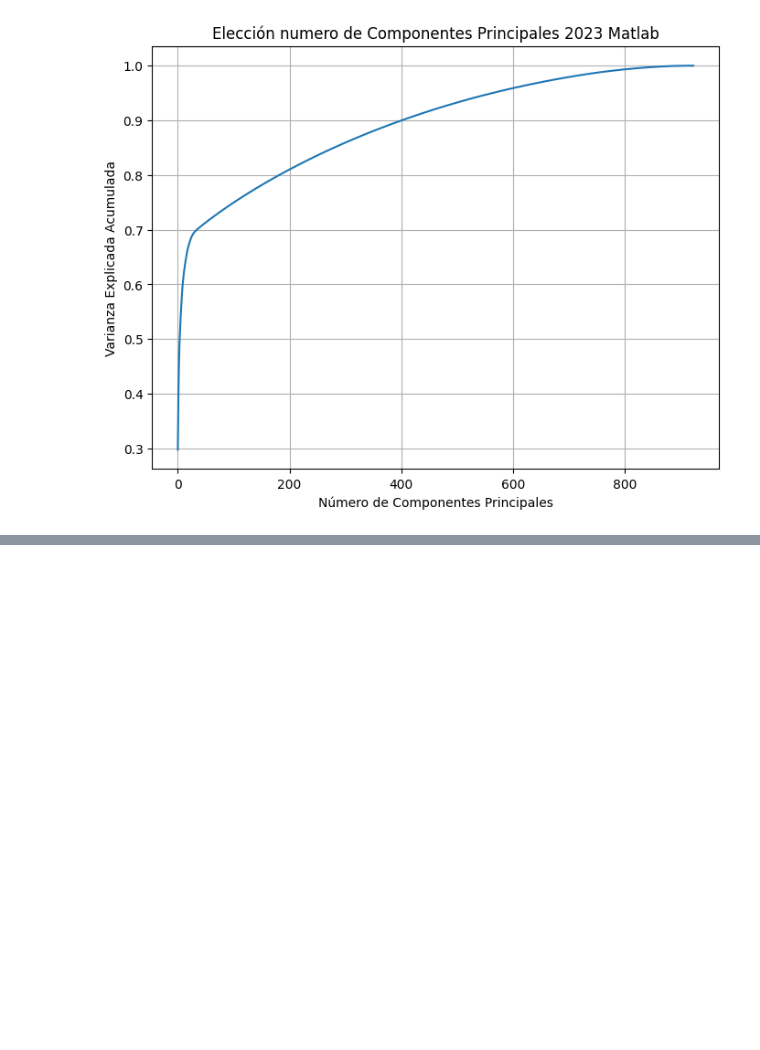
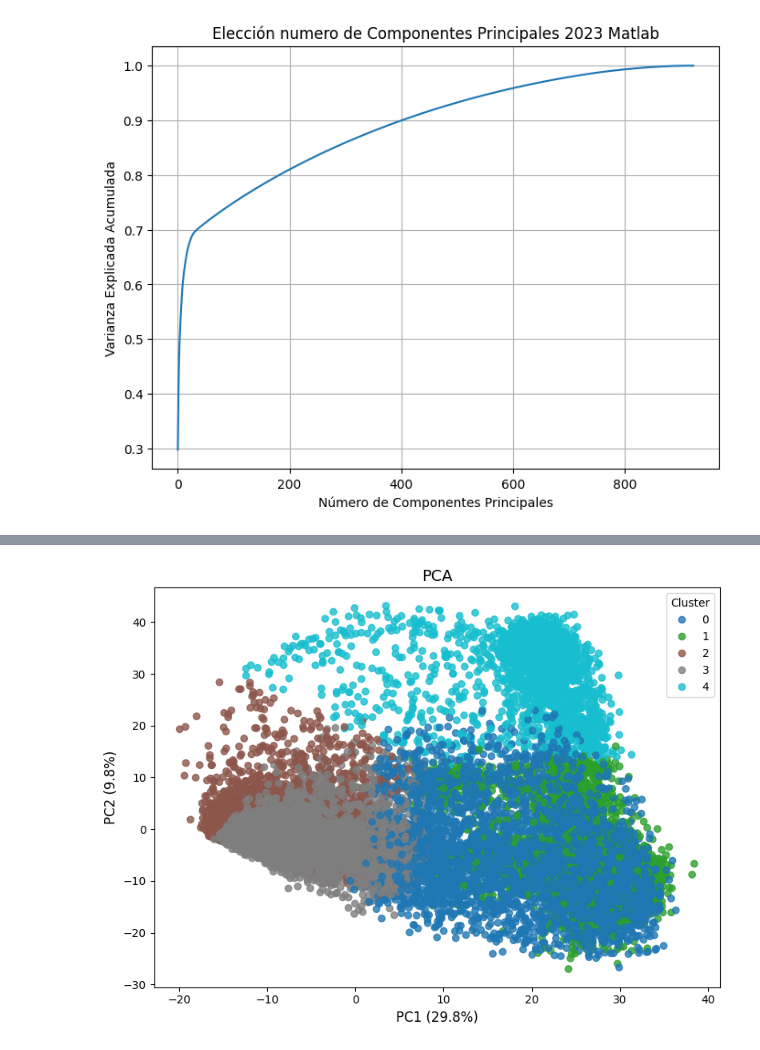
Before and after one commit to andreaperezasen/TFM-ML-Raman-Conchas-Arqueologicas, a Jupyter notebook: Code/Notebooks/main.ipynb, the cells around one changed output, grey strips where cells are left out. Cells and saved outputs as stored; diff of their text form; code cells hidden in the pictures; blank space fills up the shorter version.

```diff
--- a/Code/Notebooks/main.ipynb
+++ b/Code/Notebooks/main.ipynb
@@ -633,10 +595,10 @@ def clustering_BIRCH(data, n_clusters):
 # %%
-data_sonda_2024_Matlab_copy, tiempo_2024_Matlab_BIRCH = clustering_BIRCH(data_sonda_2024_Matlab_copy, 5)
-data_sonda_2023_Matlab_copy, tiempo_2023_Matlab_BIRCH = clustering_BIRCH(data_sonda_2023_Matlab_copy, 7)
-data_sonda_2024_Python_copy, tiempo_2024_Python_BIRCH = clustering_BIRCH(data_sonda_2024_Python_copy, 5)
-data_nanobase_copy, tiempo_nanobase_BIRCH = clustering_BIRCH(data_nanobase_copy, 5)
+# data_sonda_2024_Matlab_copy, tiempo_2024_Matlab_BIRCH = clustering_BIRCH(data_sonda_2024_Matlab_copy, 5)
+# data_sonda_2023_Matlab_copy, tiempo_2023_Matlab_BIRCH = clustering_BIRCH(data_sonda_2023_Matlab_copy, 7)
+# data_sonda_2024_Python_copy, tiempo_2024_Python_BIRCH = clustering_BIRCH(data_sonda_2024_Python_copy, 5)
+# data_nanobase_copy, tiempo_nanobase_BIRCH = clustering_BIRCH(data_nanobase_copy, 5)
 
-print(f"Tiempo de ejecución de clustering AHC para dataset de 2024 Matlab: {tiempo_2024_Matlab_BIRCH:.2f} segundos")
-print(f"Tiempo de ejecución de clustering AHC para dataset de 2023 Matlab: {tiempo_2023_Matlab_BIRCH:.2f} segundos")
-print(f"Tiempo de ejecución de clustering AHC para dataset de 2024 Python: {tiempo_2024_Python_BIRCH:.2f} segundos")
-print(f"Tiempo de ejecución de clustering AHC para dataset de Nanobase: {tiempo_nanobase_BIRCH:.2f} segundos")
+# print(f"Tiempo de ejecución de clustering AHC para dataset de 2024 Matlab: {tiempo_2024_Matlab_BIRCH:.2f} segundos")
+# print(f"Tiempo de ejecución de clustering AHC para dataset de 2023 Matlab: {tiempo_2023_Matlab_BIRCH:.2f} segundos")
+# print(f"Tiempo de ejecución de clustering AHC para dataset de 2024 Python: {tiempo_2024_Python_BIRCH:.2f} segundos")
+# print(f"Tiempo de ejecución de clustering AHC para dataset de Nanobase: {tiempo_nanobase_BIRCH:.2f} segundos")
@@ -928,0 +927,3 @@ print("Coeficiente de correlación de Pearson entre muestra 7 y muestra 8:", cor
+# %%
+DATA_PCA= SNV(data_sonda_2023_Matlab_copy)
+DATA_PCA
@@ -928,0 +945,42 @@ print("Coeficiente de correlación de Pearson entre muestra 7 y muestra 8:", cor
+# %%
+from sklearn.preprocessing import StandardScaler
+from sklearn.decomposition import PCA
+from sklearn.cluster import KMeans
+import matplotlib.pyplot as plt
+
+# --- Ajusta estas variables a tu entorno ---
+# DataFrame con tus espectros SNV (sin columna de cluster):
+df_snv = DATA_PCA
+# Número deseado de clusters:
+n_clusters = 5
+# ----------------------------------------
+
+# 1) Matriz de datos
+X = df_snv.values
+
+# 2) Escalado (recomendado antes de PCA)
+scaler = StandardScaler()
+X_scaled = scaler.fit_transform(X)
+
+# 3) K-Means para etiquetas
+kmeans = KMeans(n_clusters=n_clusters, random_state=50)
+labels = kmeans.fit_predict(X_scaled)
+
+# 4) PCA a 2 componentes
+pca = PCA(n_components=2)
+X_pca = pca.fit_transform(X_scaled)
+
+# 5) Gráfico
+plt.figure(figsize=(8,6))
+scatter = plt.scatter(
+    X_pca[:, 0], X_pca[:, 1],
+    c=labels, cmap='tab10', alpha=0.8
+)
+plt.xlabel(f'PC1 ({pca.explained_variance_ratio_[0]*100:.1f}%)', fontsize=12)
+plt.ylabel(f'PC2 ({pca.explained_variance_ratio_[1]*100:.1f}%)', fontsize=12)
+plt.title('PCA', fontsize=14)
+plt.legend(*scatter.legend_elements(), title='Cluster')
+plt.tight_layout()
+plt.show()
+# %% [output]
+[figure, added]
```
Also changed, not shown: parts of 27 cells of this notebook.
